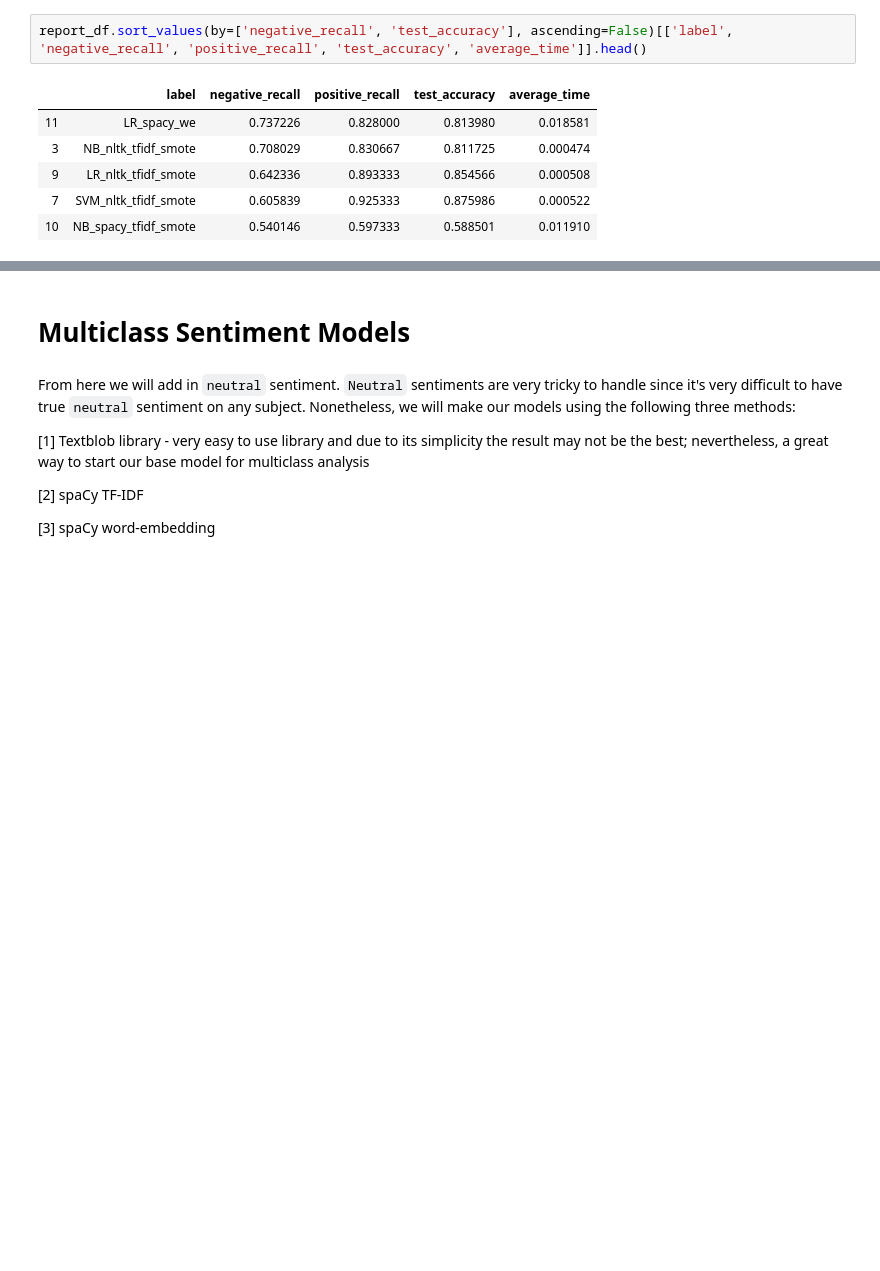
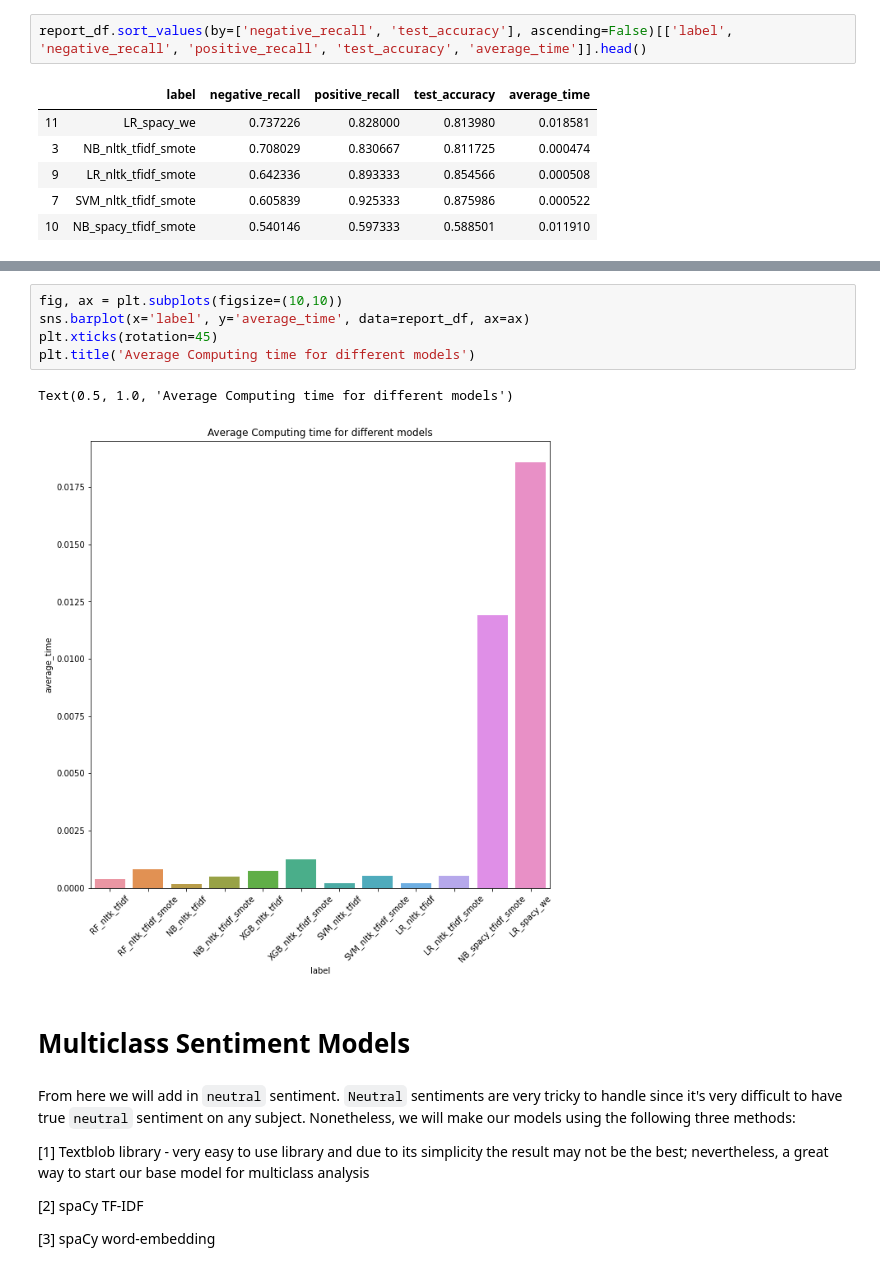
Before and after one commit to singsang2/dsc-mod-4-project-v2-1-onl01-dtsc-ft-070620, a Jupyter notebook: Tweet_sentiment_analysis.ipynb, the cells around one changed output, grey strips where cells are left out. Cells and saved outputs as stored; diff of their text form; blank space fills up the shorter version.

```diff
--- a/Tweet_sentiment_analysis.ipynb
+++ b/Tweet_sentiment_analysis.ipynb
@@ -1075,3 +1083,11 @@ report_df.sort_values(by=['negative_recall', 'test_accuracy'], ascending=False)[
+# %%
+fig, ax = plt.subplots(figsize=(10,10))
+sns.barplot(x='label', y='average_time', data=report_df, ax=ax)
+plt.xticks(rotation=45)
+plt.title('Average Computing time for different models')
+# %% [output]
+Text(0.5, 1.0, 'Average Computing time for different models')
+[figure, added]
 # %% [markdown]
 # Multiclass Sentiment Models
 # %% [markdown]
```
Also changed, not shown: parts of 1 cell of this notebook, 4 other files.
